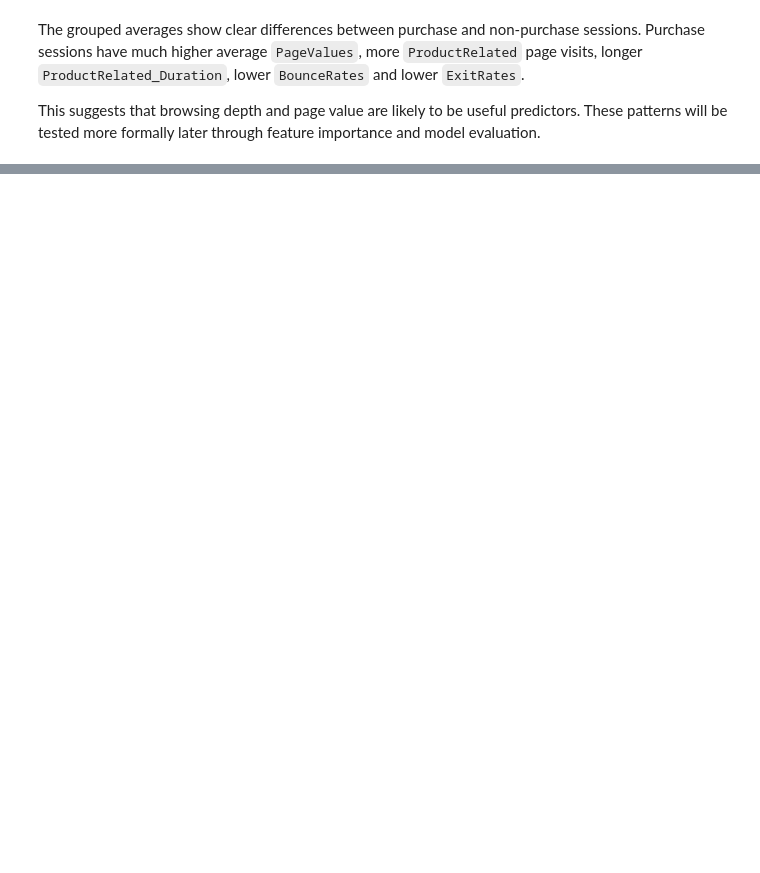
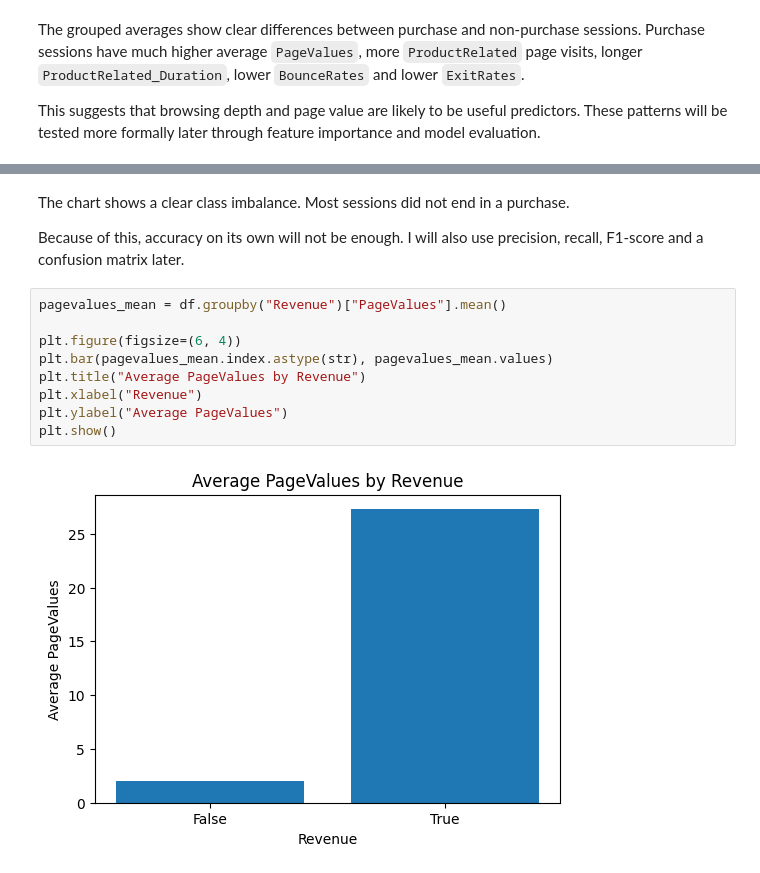
Before and after one commit to tehillabroder/online-purchase-conversion-audit, a Jupyter notebook: notebooks/aml_online_shoppers.ipynb, the cells around one changed output, grey strips where cells are left out. Cells and saved outputs as stored; diff of their text form; blank space fills up the shorter version.

```diff
--- a/notebooks/aml_online_shoppers.ipynb
+++ b/notebooks/aml_online_shoppers.ipynb
@@ -80,0 +158,15 @@ This suggests that browsing depth and page value are likely to be useful predict
+# %% [markdown]
+The chart shows a clear class imbalance. Most sessions did not end in a purchase.
+
+Because of this, accuracy on its own will not be enough. I will also use precision, recall, F1-score and a confusion matrix later.
+# %%
+pagevalues_mean = df.groupby("Revenue")["PageValues"].mean()
+
+plt.figure(figsize=(6, 4))
+plt.bar(pagevalues_mean.index.astype(str), pagevalues_mean.values)
+plt.title("Average PageValues by Revenue")
+plt.xlabel("Revenue")
+plt.ylabel("Average PageValues")
+plt.show()
+# %% [output]
+[figure, added]
```
Also changed, not shown: parts of 21 cells of this notebook.
